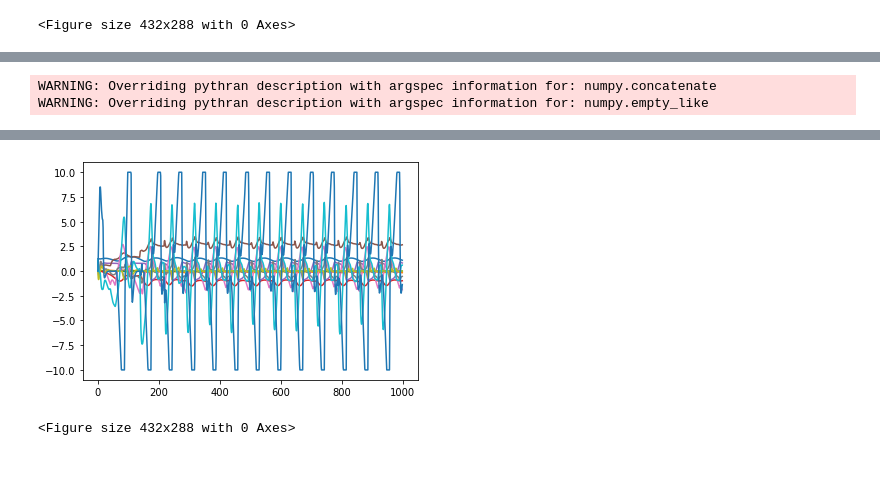
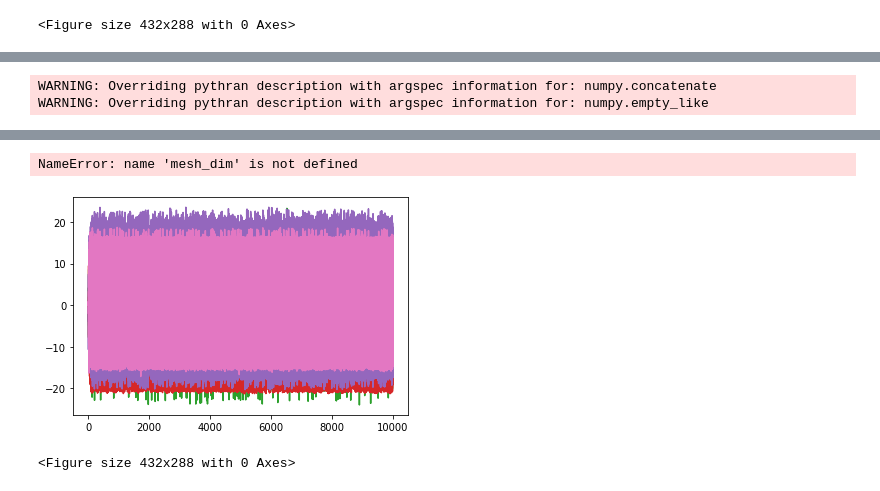
Before and after one commit to sgillen/lorenz, a Jupyter notebook: run_ars/walker_lowdim_mesh.ipynb, the cells around one changed output, grey strips where cells are left out. Saved outputs shown, nothing was run; the diff lists cells and outputs as text; code cells hidden in the pictures.

```diff
--- a/run_ars/walker_lowdim_mesh.ipynb
+++ b/run_ars/walker_lowdim_mesh.ipynb
@@ -328,10 +329,11 @@ env_name = "HalfCheetah-v2"
 
 num_experiments = 2
 data = torch.load("./data_mcshdim4/HalfCheetah-v2.xr")
+policy_dict = data.policy_dict
+
 exp_names = [fn.__name__ for fn in data.attrs['post_fns']]
 num_seeds = len(policy_dict[exp_names[0]])
 
-policy_dict = data.policy_dict
 
 
 combined_curves =  rewards = xr.DataArray(np.zeros((num_experiments, num_seeds, 1000)),
@@ -344,7 +346,7 @@ combined_curves[:, :, 750:] = rews
 
 
 data = torch.load("./data17/HalfCheetah-v2.xr")
-policy_dict['madodiv'] = data.policy_dict['madodiv']
+policy_dict['identity'] = data.policy_dict['identity']
 
 rews = data.rews#/data.post_rews
 combined_curves[:, :, :750] = rews.loc['madodiv']
@@ -363,7 +369,7 @@ plt.figure()
 # %%
-seed = 0
+seed = 2
 ep_length = 10000
-policy = policy_dict['madodiv'][seed]
+policy = policy_dict['identity'][seed]
 env = gym.make(env_name)
 %time o,a,r,_ = do_long_rollout(env, policy, ep_length= ep_length)
 #o,a,r,l = do_rollout(env, policy, render=True)
@@ -372,8 +378,8 @@ plt.plot(o)
 plt.figure()
 
 target = o[200:]
-#target = (target - policy.state_means)/policy.state_std
-target = (target - target.mean(dim=0))/target.std(dim=0)
+target = (target - policy.state_means)/policy.state_std
+#target = (target - target.mean(dim=0))/target.std(dim=0)
 
 print(sum(r))
 m,c,l,d = mesh_dim(target)
@@ -390,5 +395,6 @@ tensor([3525.3623])
+NameError: name 'mesh_dim' is not defined
-[figure, old version]
+[figure, new version]
-<Figure size 432x288 with 0 Axes>
+<Figure size 432x288 with 0 Axes>
 # %%
 # ==============
 policy = policy_dict['mdim_div'][seed]
```
Also changed, not shown: parts of 11 cells of this notebook, 10 other files.
